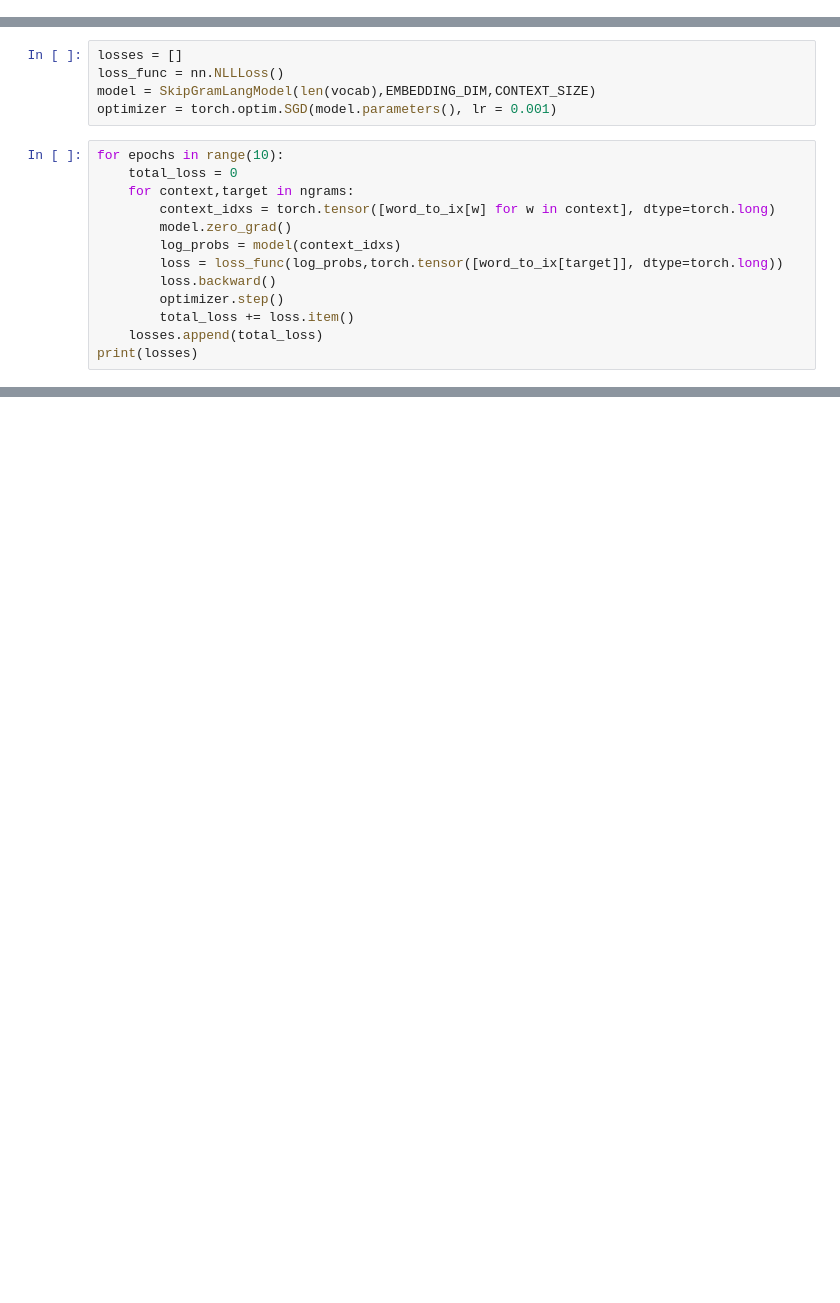
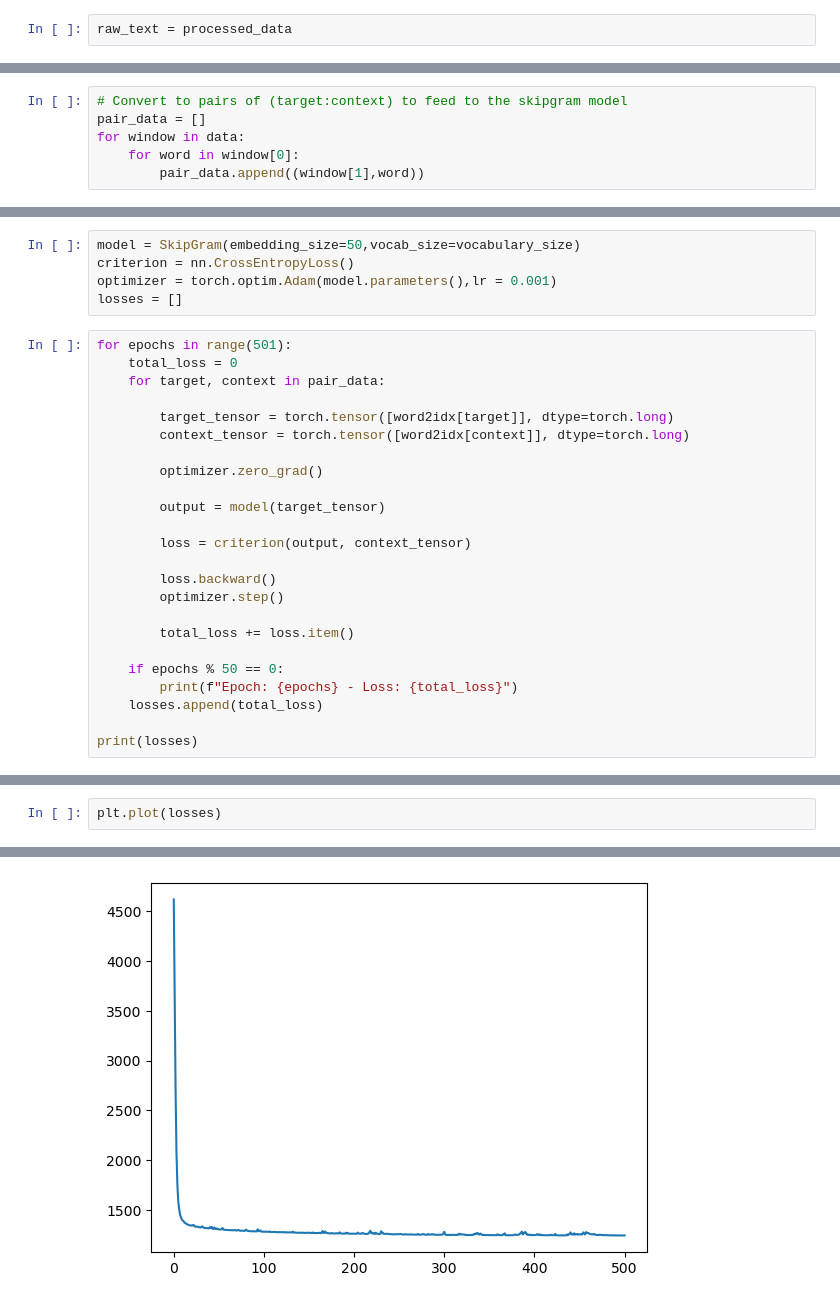
Before and after one commit to dummySatya/Ex-8, a Jupyter notebook: notes/note4-word2vec-pytorch-skip-gram.ipynb, the cells around one changed output, grey strips where cells are left out. Saved outputs shown, nothing was run; the diff lists cells and outputs as text; blank space fills up the shorter version.

Commit message:
feat: implement word2vec skipgram

```diff
--- a/notes/note4-word2vec-pytorch-skip-gram.ipynb
+++ b/notes/note4-word2vec-pytorch-skip-gram.ipynb
@@ -82,0 +40,2 @@ import torch
+# %%
+raw_text = processed_data
@@ -82,0 +94,6 @@ import torch
+# %%
+# Convert to pairs of (target:context) to feed to the skipgram model
+pair_data = []
+for window in data:
+    for word in window[0]:
+        pair_data.append((window[1],word))
@@ -97,19 +126,30 @@ class SkipGramLangModel(nn.Module):
 # %%
+model = SkipGram(embedding_size=50,vocab_size=vocabulary_size)
+criterion = nn.CrossEntropyLoss()
+optimizer = torch.optim.Adam(model.parameters(),lr = 0.001)
 losses = []
-loss_func = nn.NLLLoss()
-model = SkipGramLangModel(len(vocab),EMBEDDING_DIM,CONTEXT_SIZE)
-optimizer = torch.optim.SGD(model.parameters(), lr = 0.001)
 # %%
-for epochs in range(10):
+for epochs in range(501):
     total_loss = 0
-    for context,target in ngrams:
-        context_idxs = torch.tensor([word_to_ix[w] for w in context], dtype=torch.long)
-        model.zero_grad()
-        log_probs = model(context_idxs)
-        loss = loss_func(log_probs,torch.tensor([word_to_ix[target]], dtype=torch.long))
+    for target, context in pair_data:
+
+        target_tensor = torch.tensor([word2idx[target]], dtype=torch.long)
+        context_tensor = torch.tensor([word2idx[context]], dtype=torch.long)
+
+        optimizer.zero_grad()
+
+        output = model(target_tensor)
+
+        loss = criterion(output, context_tensor)
+
         loss.backward()
         optimizer.step()
+
         total_loss += loss.item()
+
+    if epochs % 50 == 0:
+        print(f"Epoch: {epochs} - Loss: {total_loss}")
     losses.append(total_loss)
+
 print(losses)
 # %% [output]
@@ -121,0 +168,3 @@ tensor([-0.5911,  0.6573,  1.3298, -0.4835, -0.3081, -1.0619,  0.6875, -0.2479,
+# %%
+plt.plot(losses)
+# %% [output]
@@ -121,0 +172 @@ tensor([-0.5911,  0.6573,  1.3298, -0.4835, -0.3081, -1.0619,  0.6875, -0.2479,
+[figure, added]
```
Also changed, not shown: parts of 26 cells of this notebook.
